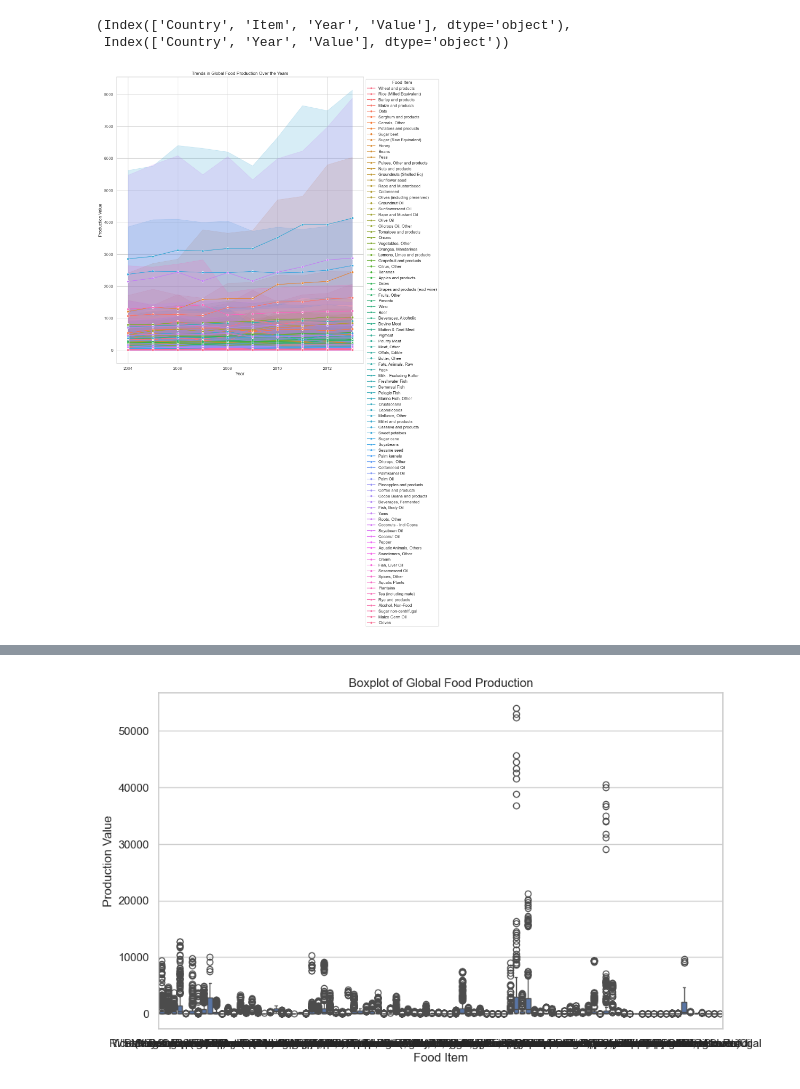
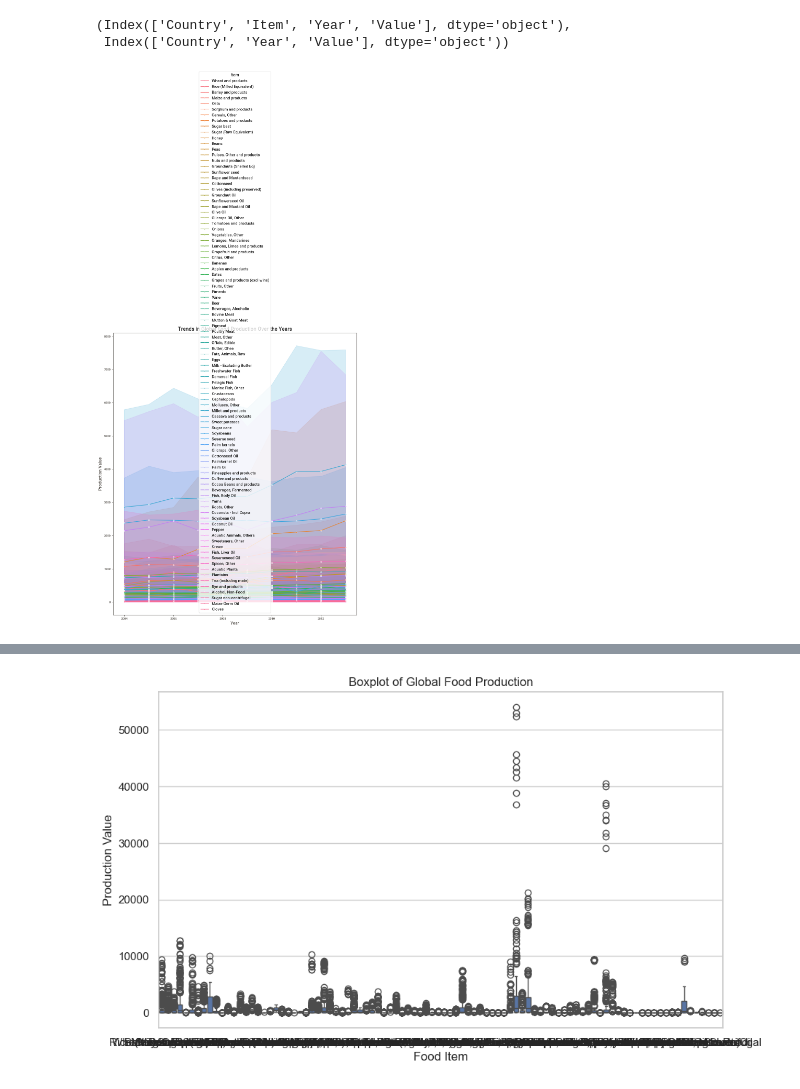
Before and after one commit to Gbekoilias/Stage-D-Exercise, a Jupyter notebook: Notebook/Notebook (Tag Along Project).ipynb, the cells around one changed output, grey strips where cells are left out. Drawn from its saved outputs; the diff is of its cells as text; code cells hidden in the pictures.

```diff
--- a/Notebook/Notebook (Tag Along Project).ipynb
+++ b/Notebook/Notebook (Tag Along Project).ipynb
@@ -101,11 +101,11 @@ df_prod.columns , df_supp.columns
 # %%
 # Trends in Food Production and Consumption Over the Years
 plt.figure(figsize=(12, 14))
 sns.lineplot(x='Year', y='Value', hue='Item', data=df_prod, marker='o')
 plt.title('Trends in Global Food Production Over the Years')
 plt.xlabel('Year')
 plt.ylabel('Production Value')
-plt.legend(title='Food Item', bbox_to_anchor=(1, 1))
+#plt.legend(title='Food Item', bbox_to_anchor=(1, 1))
 plt.show()
 # %% [output]
-[figure, old version]
+[figure, new version]
```
Also changed, not shown: parts of 2 cells of this notebook, 1 other file.
